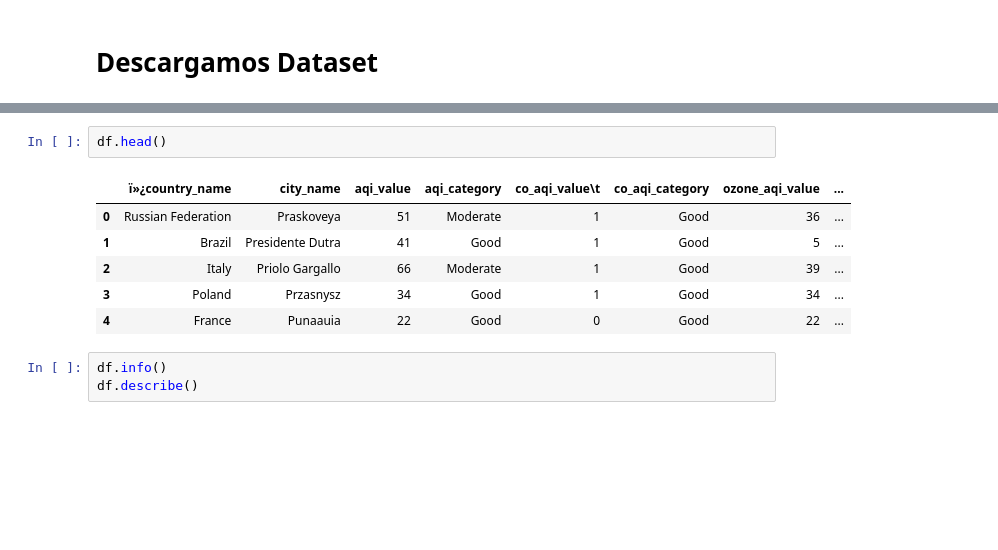
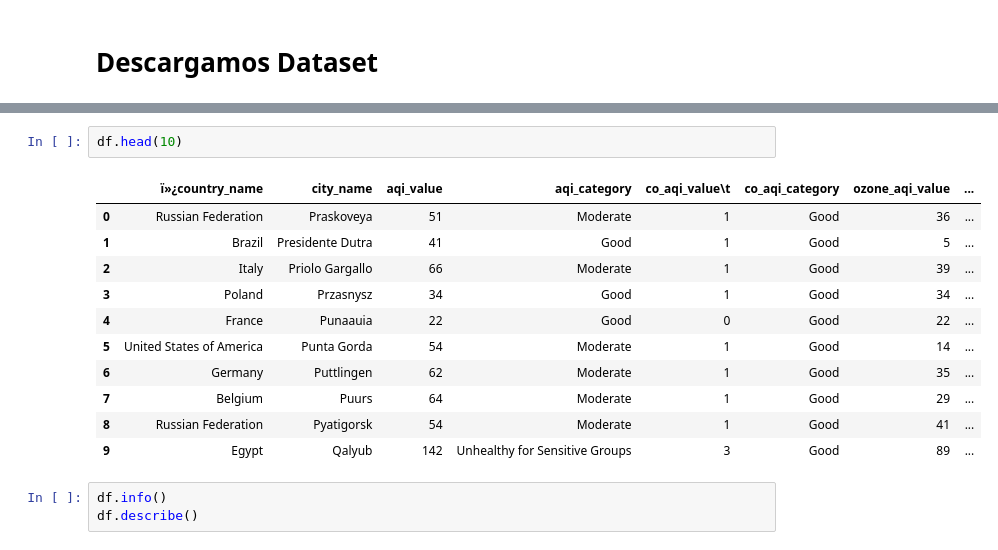
Before and after one commit to OscarLMAR/-Global-Air-Pollution-Data, a Jupyter notebook: S20_Evidencia_de_Aprendizaje_1.ipynb, the cells around one changed output, grey strips where cells are left out. Cells and saved outputs as stored; diff of their text form; blank space fills up the shorter version.

```diff
--- a/S20_Evidencia_de_Aprendizaje_1.ipynb
+++ b/S20_Evidencia_de_Aprendizaje_1.ipynb
@@ -112,12 +126,17 @@ cvs creado correctamente en
 # %%
-df.head()
+df.head(10)
 # %% [output]
 |  | ï»¿country_name | city_name | aqi_value | aqi_category | co_aqi_value\t | co_aqi_category | ozone_aqi_value | ... |
 | 0 | Russian Federation | Praskoveya | 51 | Moderate | 1 | Good | 36 | ... |
 | 1 | Brazil | Presidente Dutra | 41 | Good | 1 | Good | 5 | ... |
 | 2 | Italy | Priolo Gargallo | 66 | Moderate | 1 | Good | 39 | ... |
 | 3 | Poland | Przasnysz | 34 | Good | 1 | Good | 34 | ... |
 | 4 | France | Punaauia | 22 | Good | 0 | Good | 22 | ... |
+| 5 | United States of America | Punta Gorda | 54 | Moderate | 1 | Good | 14 | ... |
+| 6 | Germany | Puttlingen | 62 | Moderate | 1 | Good | 35 | ... |
+| 7 | Belgium | Puurs | 64 | Moderate | 1 | Good | 29 | ... |
+| 8 | Russian Federation | Pyatigorsk | 54 | Moderate | 1 | Good | 41 | ... |
+| 9 | Egypt | Qalyub | 142 | Unhealthy for Sensitive Groups | 3 | Good | 89 | ... |
 # %%
 df.info()
 df.describe()
```
Also changed, not shown: parts of 45 cells of this notebook.
